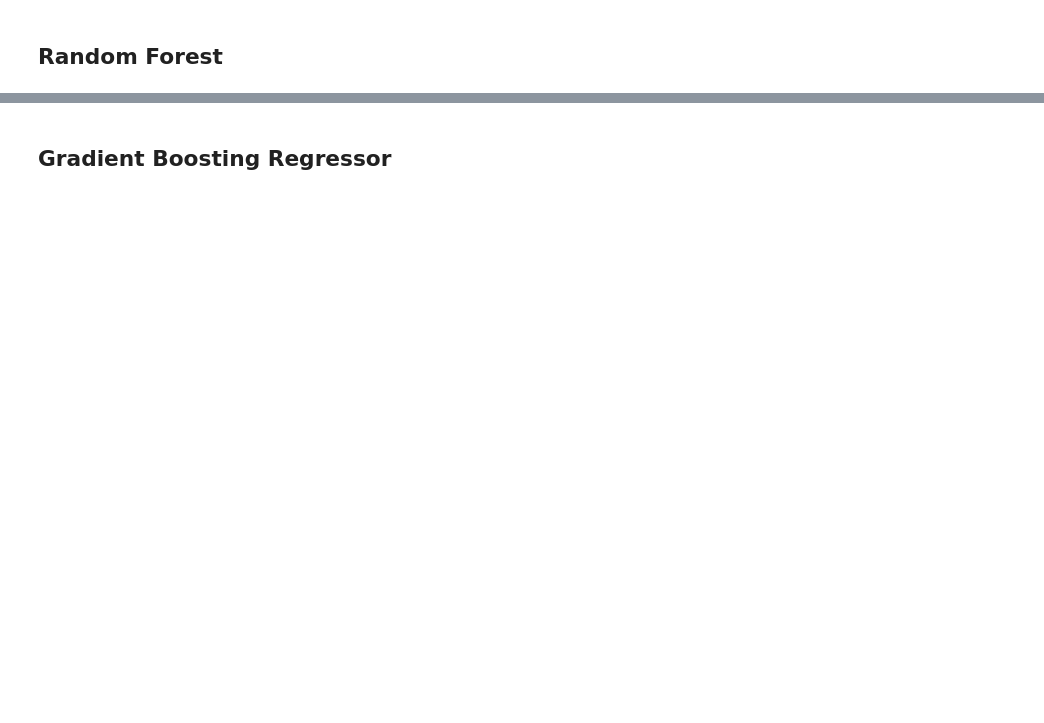
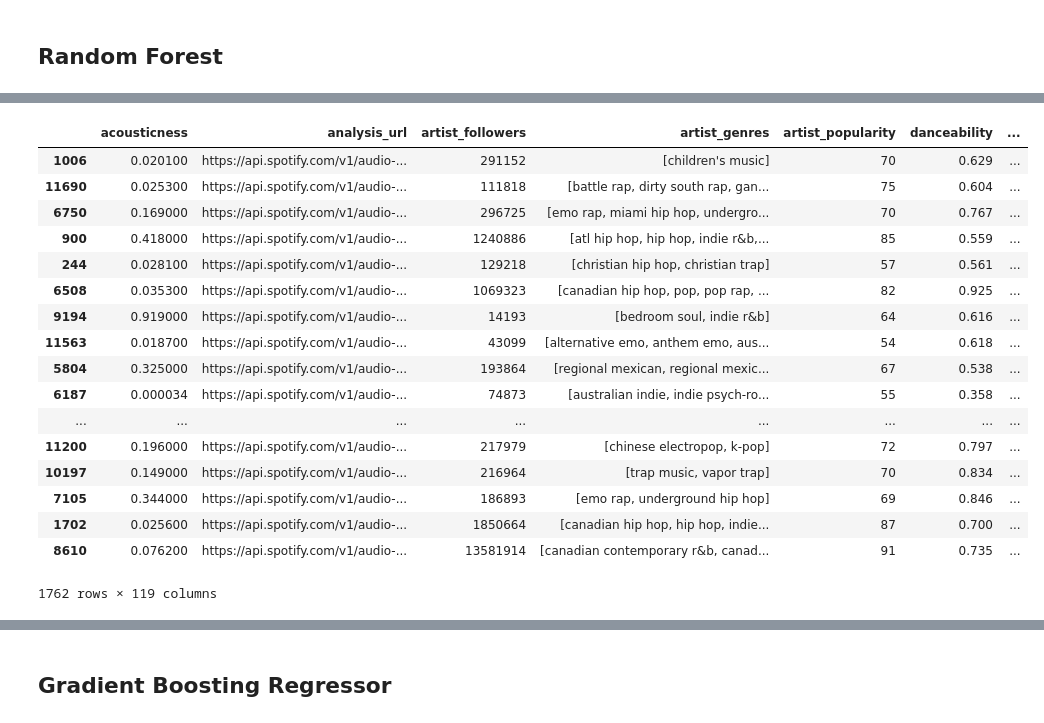
Before and after one commit to inSam/SoundScorer221, a Jupyter notebook: baseline.ipynb, the cells around one changed output, grey strips where cells are left out. Cells and saved outputs as stored; diff of their text form; code cells hidden in the pictures; blank space fills up the shorter version.

```diff
--- a/baseline.ipynb
+++ b/baseline.ipynb
@@ -355,0 +354,23 @@ Random Forest Variance Score: -0.09772407777870895
+# %%
+dev_data = data[data.index.isin(x_dev.index)].reindex(x_dev.index)
+#dev_data #.sort_values(by=['popularity'])
+dev_data
+# %% [output]
+|  | acousticness | analysis_url | artist_followers | artist_genres | artist_popularity | danceability | ... |
+| 1006 | 0.020100 | https://api.spotify.com/v1/audio-... | 291152 | [children's music] | 70 | 0.629 | ... |
+| 11690 | 0.025300 | https://api.spotify.com/v1/audio-... | 111818 | [battle rap, dirty south rap, gan... | 75 | 0.604 | ... |
+| 6750 | 0.169000 | https://api.spotify.com/v1/audio-... | 296725 | [emo rap, miami hip hop, undergro... | 70 | 0.767 | ... |
+| 900 | 0.418000 | https://api.spotify.com/v1/audio-... | 1240886 | [atl hip hop, hip hop, indie r&b,... | 85 | 0.559 | ... |
+| 244 | 0.028100 | https://api.spotify.com/v1/audio-... | 129218 | [christian hip hop, christian trap] | 57 | 0.561 | ... |
+| 6508 | 0.035300 | https://api.spotify.com/v1/audio-... | 1069323 | [canadian hip hop, pop, pop rap, ... | 82 | 0.925 | ... |
+| 9194 | 0.919000 | https://api.spotify.com/v1/audio-... | 14193 | [bedroom soul, indie r&b] | 64 | 0.616 | ... |
+| 11563 | 0.018700 | https://api.spotify.com/v1/audio-... | 43099 | [alternative emo, anthem emo, aus... | 54 | 0.618 | ... |
+| 5804 | 0.325000 | https://api.spotify.com/v1/audio-... | 193864 | [regional mexican, regional mexic... | 67 | 0.538 | ... |
+| 6187 | 0.000034 | https://api.spotify.com/v1/audio-... | 74873 | [australian indie, indie psych-ro... | 55 | 0.358 | ... |
+| ... | ... | ... | ... | ... | ... | ... | ... |
+| 11200 | 0.196000 | https://api.spotify.com/v1/audio-... | 217979 | [chinese electropop, k-pop] | 72 | 0.797 | ... |
+| 10197 | 0.149000 | https://api.spotify.com/v1/audio-... | 216964 | [trap music, vapor trap] | 70 | 0.834 | ... |
+| 7105 | 0.344000 | https://api.spotify.com/v1/audio-... | 186893 | [emo rap, underground hip hop] | 69 | 0.846 | ... |
+| 1702 | 0.025600 | https://api.spotify.com/v1/audio-... | 1850664 | [canadian hip hop, hip hop, indie... | 87 | 0.700 | ... |
+| 8610 | 0.076200 | https://api.spotify.com/v1/audio-... | 13581914 | [canadian contemporary r&b, canad... | 91 | 0.735 | ... |
+1762 rows × 119 columns
```
Also changed, not shown: parts of 21 cells of this notebook, 1 other file.
